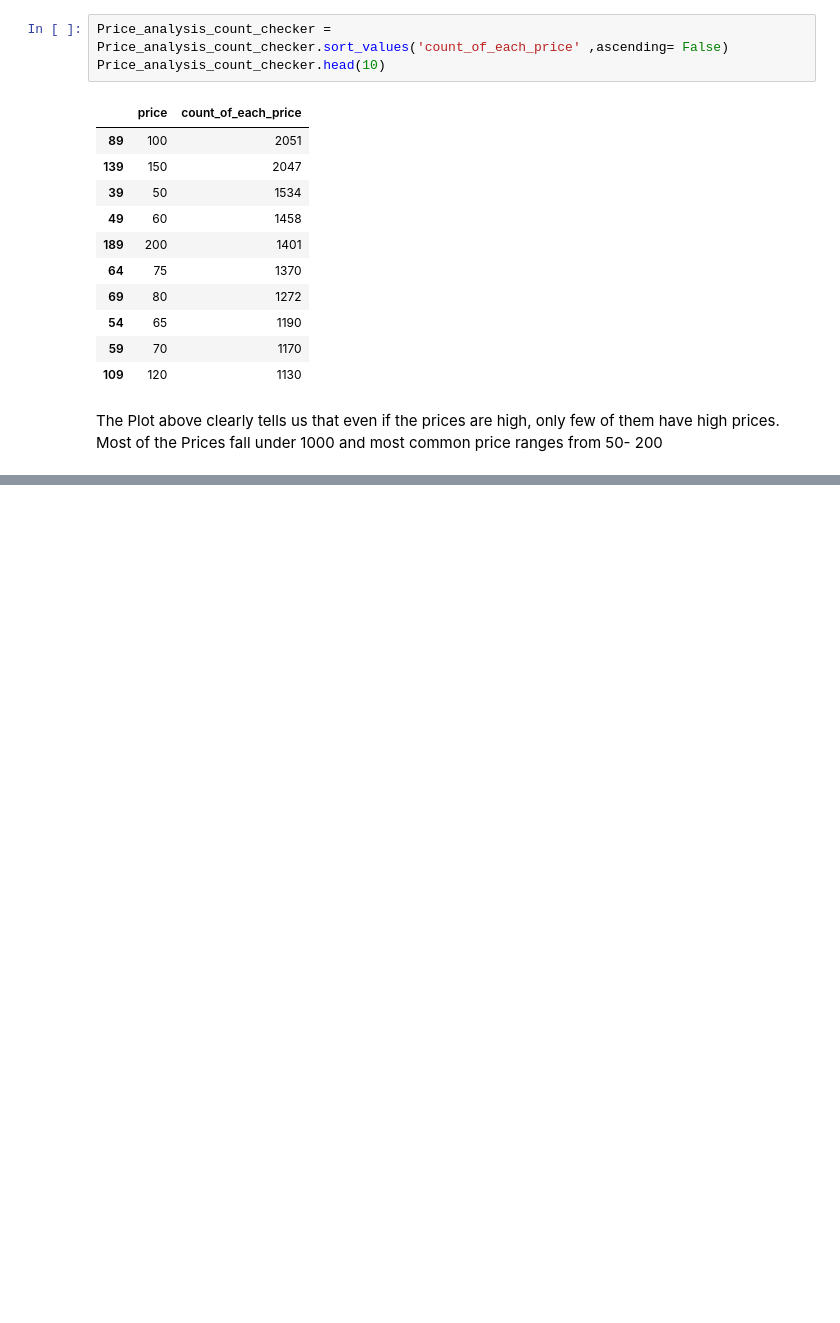
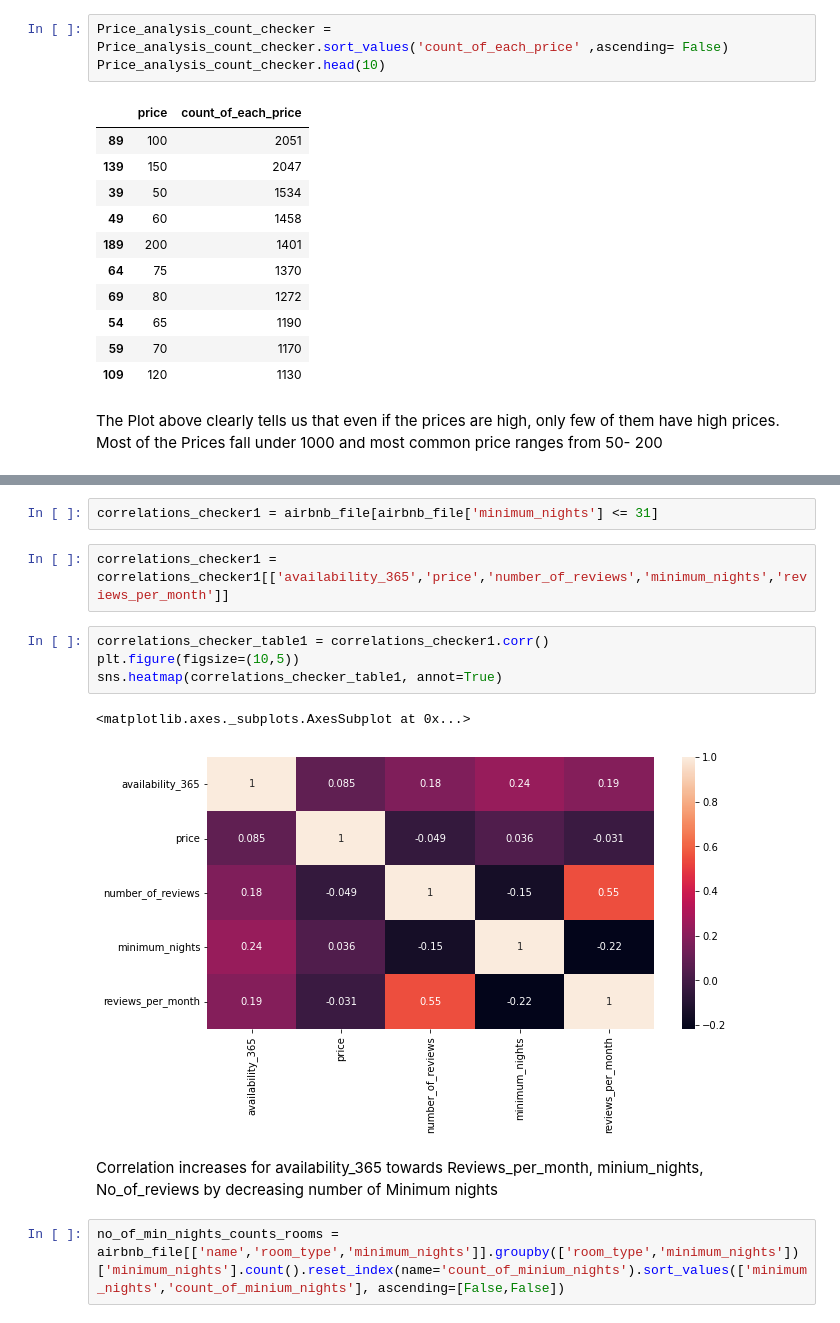
Before and after one commit to Sanjaycsk/AirBnb-EDA, a Jupyter notebook: AirBnB_Project.ipynb, the cells around one changed output, grey strips where cells are left out. Saved outputs shown, nothing was run; the diff lists cells and outputs as text; blank space fills up the shorter version.

```diff
--- a/AirBnB_Project.ipynb
+++ b/AirBnB_Project.ipynb
@@ -465,0 +551,15 @@ Price_analysis.tail(10)
+# %%
+correlations_checker1 = airbnb_file[airbnb_file['minimum_nights'] <= 31]
+# %%
+correlations_checker1 = correlations_checker1[['availability_365','price','number_of_reviews','minimum_nights','reviews_per_month']]
+# %%
+correlations_checker_table1 = correlations_checker1.corr()
+plt.figure(figsize=(10,5))
+sns.heatmap(correlations_checker_table1, annot=True)
+# %% [output]
+<matplotlib.axes._subplots.AxesSubplot at 0x...>
+[figure, added]
+# %% [markdown]
+Correlation increases for availability_365 towards Reviews_per_month, minium_nights, No_of_reviews by decreasing number of Minimum nights
+# %%
+no_of_min_nights_counts_rooms = airbnb_file[['name','room_type','minimum_nights']].groupby(['room_type','minimum_nights'])['minimum_nights'].count().reset_index(name='count_of_minium_nights').sort_values(['minimum_nights','count_of_minium_nights'], ascending=[False,False])
```
Also changed, not shown: parts of 26 cells of this notebook.
